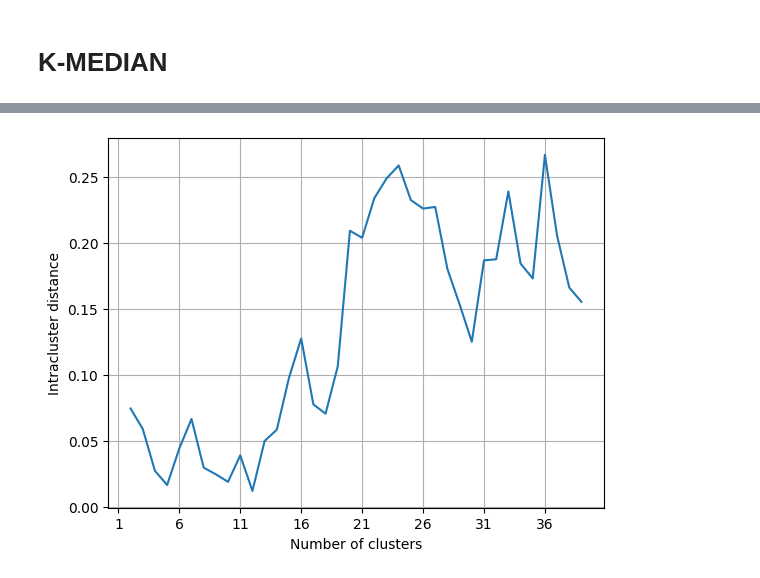
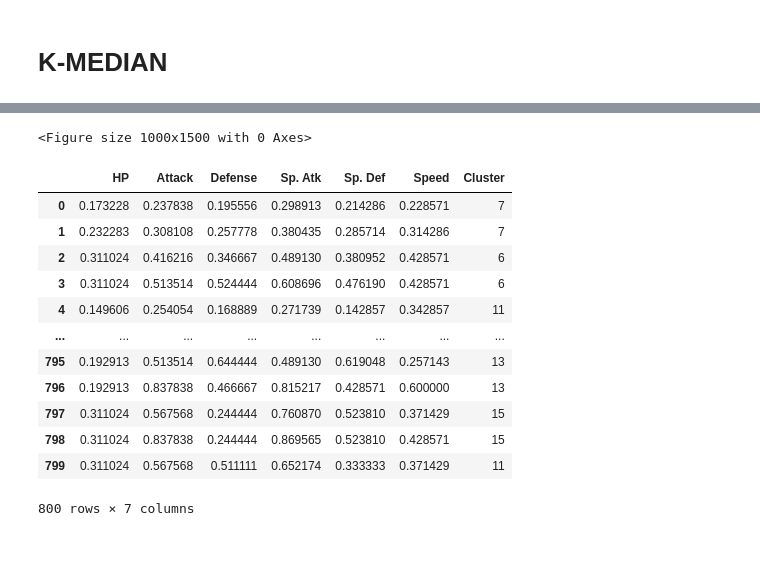
Before and after one commit to danieldamc/intro-data-science, a Jupyter notebook: Tarea3/Pokemon/pokemon.ipynb, the cells around one changed output, grey strips where cells are left out. Cells and saved outputs as stored; diff of their text form; code cells hidden in the pictures; blank space fills up the shorter version.

```diff
--- a/Tarea3/Pokemon/pokemon.ipynb
+++ b/Tarea3/Pokemon/pokemon.ipynb
@@ -324,9 +312,7 @@ plt.show()
 #plot sillhouette
 plt.plot(np.arange(2,K), sillhouette_list)
 plt.xlabel('Number of clusters')
-plt.ylabel('Intracluster distance')
+plt.ylabel('sillhouette value')
 plt.xticks(np.arange(1,K,5))
 plt.grid()
 plt.show()
-# %% [output]
-[figure, removed]
@@ -333,27 +329,47 @@ plt.show()
 # %%
-fig = go.Figure()
+k = 20
+
+# Perform KMeans clustering
+kmediods = KMedoids(n_clusters=k, random_state=42)
+data_new['Cluster'] = kmediods.fit_predict(data_scaled)
+
 clusters = data_new['Cluster'].unique()
-
-for cluster in clusters:
+for cluster in sorted(clusters):
+    fig = go.Figure()
     cluster_data = data_new[data_new['Cluster'] == cluster].drop('Cluster', axis=1)
+    numerical_features = cluster_data.select_dtypes(include=['float64', 'int64']).columns
+    cluster_data = cluster_data[numerical_features]
     radar_data = cluster_data.mean().reset_index()
     radar_data.columns = ['Stats', 'Values']
-    fig.add_trace(go.Scatterpolar(
-        r=radar_data['Values'],
-        theta=radar_data['Stats'],
-        fill='toself',
-        name=f'Cluster {cluster}'
-    ))
 
+    fig = px.line_polar(radar_data, r='Values', theta='Stats', line_close=True, range_r=[0, 200], title=f'Cluster {cluster}, {cluster_data.shape[0]} Pokemons')
+    fig.show()
 
-
-fig.update_layout(
-  polar=dict(
-    radialaxis=dict(
-      visible=True,
-      range=[0, 220]
-    )),
-  showlegend=False
-)
-
-fig.show()
+clusters
+# %%
+#Realizar un grafico scatter_matrix con plotly usando como parámetro color la variable clústeres.
+fig = plt.figure(figsize=(10, 15))
+#add scatter matrix to the figure
+fig = px.scatter_matrix(data_new, dimensions=['HP', 'Attack', 'Defense', 'Sp. Atk', 'Sp. Def', 'Speed'], color='Cluster')
+fig.update_layout(width=800, height=800)
+fig.show()
+# %% [output]
+<Figure size 1000x1500 with 0 Axes>
+# %%
+temp = pd.DataFrame(data_scaled[:,:6], columns=data_new.columns[1:-1])
+temp['Cluster'] = data_new['Cluster']
+temp
+# %% [output]
+|  | HP | Attack | Defense | Sp. Atk | Sp. Def | Speed | Cluster |
+| 0 | 0.173228 | 0.237838 | 0.195556 | 0.298913 | 0.214286 | 0.228571 | 7 |
+| 1 | 0.232283 | 0.308108 | 0.257778 | 0.380435 | 0.285714 | 0.314286 | 7 |
+| 2 | 0.311024 | 0.416216 | 0.346667 | 0.489130 | 0.380952 | 0.428571 | 6 |
+| 3 | 0.311024 | 0.513514 | 0.524444 | 0.608696 | 0.476190 | 0.428571 | 6 |
+| 4 | 0.149606 | 0.254054 | 0.168889 | 0.271739 | 0.142857 | 0.342857 | 11 |
+| ... | ... | ... | ... | ... | ... | ... | ... |
+| 795 | 0.192913 | 0.513514 | 0.644444 | 0.489130 | 0.619048 | 0.257143 | 13 |
+| 796 | 0.192913 | 0.837838 | 0.466667 | 0.815217 | 0.428571 | 0.600000 | 13 |
+| 797 | 0.311024 | 0.567568 | 0.244444 | 0.760870 | 0.523810 | 0.371429 | 15 |
+| 798 | 0.311024 | 0.837838 | 0.244444 | 0.869565 | 0.523810 | 0.428571 | 15 |
+| 799 | 0.311024 | 0.567568 | 0.511111 | 0.652174 | 0.333333 | 0.371429 | 11 |
+800 rows × 7 columns
```
Also changed, not shown: parts of 31 cells of this notebook.
